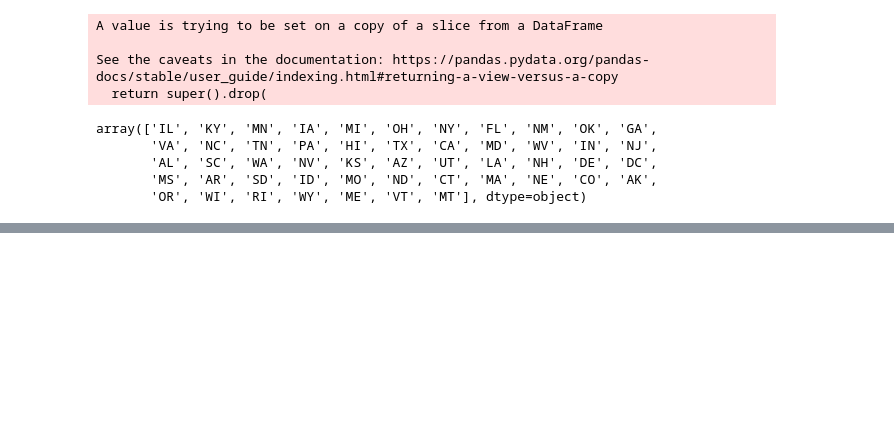
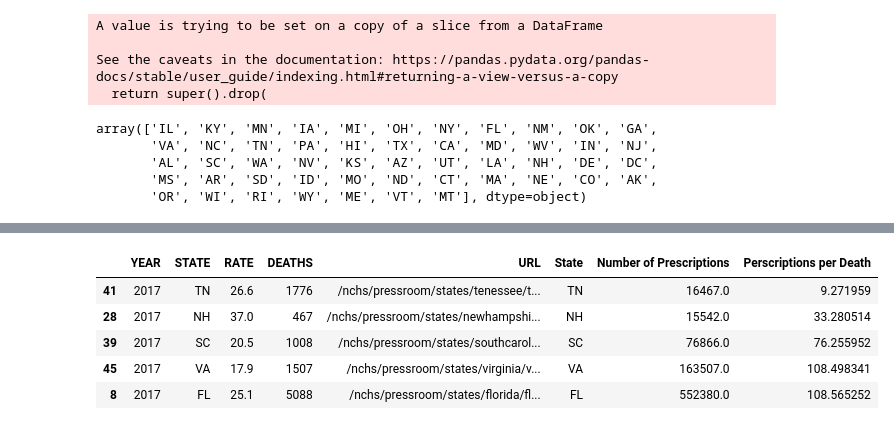
Before and after one commit to Dphills741/Da7-Capstone-Template, a Jupyter notebook: Scripts/drug_utilization.ipynb, the cells around one changed output, grey strips where cells are left out. Saved outputs shown, nothing was run; the diff lists cells and outputs as text; code cells hidden in the pictures; blank space fills up the shorter version.

```diff
--- a/Scripts/drug_utilization.ipynb
+++ b/Scripts/drug_utilization.ipynb
@@ -206,0 +204,9 @@ array(['IL', 'KY', 'MN', 'IA', 'MI', 'OH', 'NY', 'FL', 'NM', 'OK', 'GA',
+# %%
+morality_2017.nsmallest(5, 'Perscriptions per Death')
+# %% [output]
+|  | YEAR | STATE | RATE | DEATHS | URL | State | Number of Prescriptions | Perscriptions per Death |
+| 41 | 2017 | TN | 26.6 | 1776 | /nchs/pressroom/states/tenessee/t... | TN | 16467.0 | 9.271959 |
+| 28 | 2017 | NH | 37.0 | 467 | /nchs/pressroom/states/newhampshi... | NH | 15542.0 | 33.280514 |
+| 39 | 2017 | SC | 20.5 | 1008 | /nchs/pressroom/states/southcarol... | SC | 76866.0 | 76.255952 |
+| 45 | 2017 | VA | 17.9 | 1507 | /nchs/pressroom/states/virginia/v... | VA | 163507.0 | 108.498341 |
+| 8 | 2017 | FL | 25.1 | 5088 | /nchs/pressroom/states/florida/fl... | FL | 552380.0 | 108.565252 |
```
Also changed, not shown: parts of 18 cells of this notebook.
